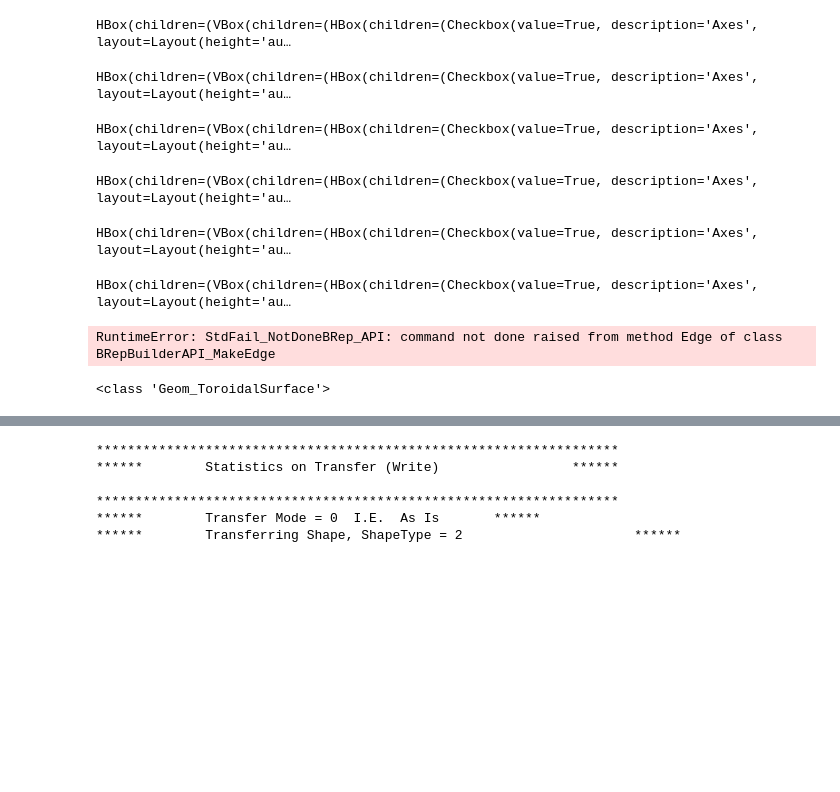
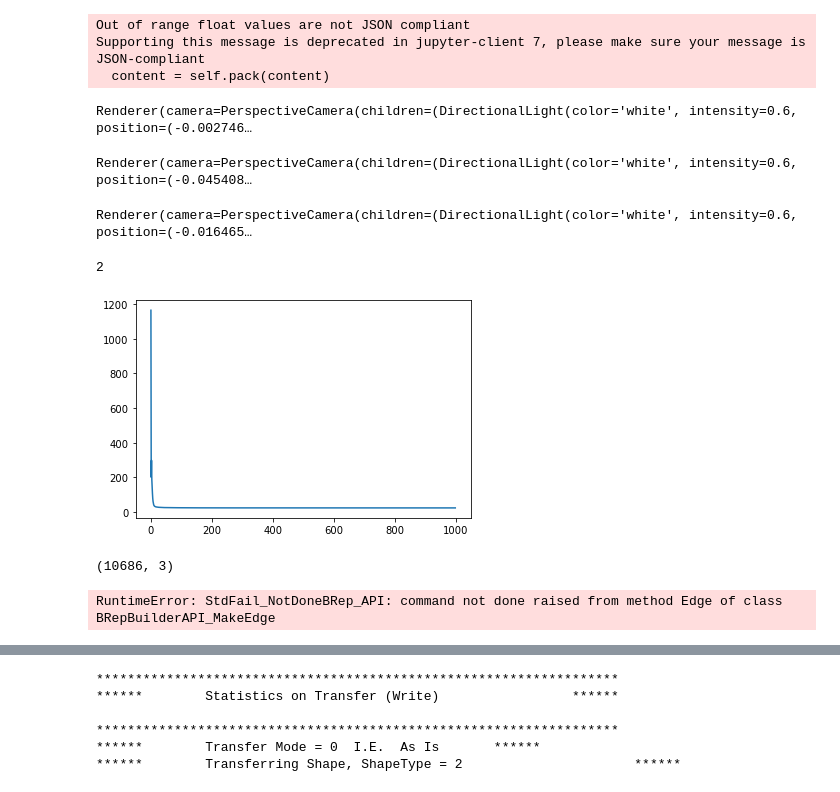
Before and after one commit to deGravity/automatetest, a Jupyter notebook: transfer_learning/gradient_cube.ipynb, the cells around one changed output, grey strips where cells are left out. Drawn from its saved outputs; the diff is of its cells as text; code cells hidden in the pictures; blank space fills up the shorter version.

Commit message:
Fixed weighted loss.

```diff
--- a/transfer_learning/gradient_cube.ipynb
+++ b/transfer_learning/gradient_cube.ipynb
@@ -25,8 +337,11 @@ angled_cube_path = data_root + '/cubes/angled_cube.x_t'
 # %%
+weighted = True
+num_iters = 1000
+
 
 sampler = SamplePoints(6*1000)
 
-chamferDist = ChamferDistance()
+chamferDist = WeightedChamferDistance(sharpness=2) if weighted else ChamferDistance()
 opts = PartOptions()
 opts.normalize = True
 angled_part = Part(angled_cube_path, opts)
@@ -77,35 +392,56 @@ opt = torch.optim.SGD(
 losses = []
 predictions = []
 
-num_iters = 1000
 
 for iter in tqdm(range(num_iters)):
     opt.zero_grad()
     pred = model(data, grids, indices)
     pred_xyz = pred[:,:3].unsqueeze(0).float()
     pred_m = pred[:,3].unsqueeze(0).float()
-    loss = chamferDist(pred_xyz, target) + chamferDist(target, pred_xyz)
+    loss = chamferDist(pred.unsqueeze(0).float(), target) if weighted else chamferDist(pred_xyz, target) + chamferDist(target, pred_xyz)
     loss.backward()
     opt.step()
     losses.append(loss.detach().item())
     predictions.append((pred_xyz.detach().cpu().numpy(), pred_m.detach().cpu().numpy()))
     #print(loss)
 plt.plot(losses)
 i = 0
 plot1 = mp.plot(
     predictions[i][0][0,:,:],
     c=predictions[i][1][0,:],
     shading={'point_size':0.1},
     return_plot = True)
 plot1.add_points(target_pc.numpy(), shading={'point_size':0.1, 'point_color':'red'})
 
 i = num_iters - 1
 plot2 =mp.plot(
     predictions[i][0][0,:,:],
     c=predictions[i][1][0,:],
     shading={'point_size':0.1},
     return_plot=True)
 plot2.add_points(target_pc.numpy(), shading={'point_size':0.1, 'point_color':'red'})
+
+i = num_iters - 1
+sdf = predictions[i][1][0,:]
+xyz = predictions[i][0][0,sdf<=0, :]
+plot3 =mp.plot(
+    xyz,
+    shading={'point_size':0.1, 'point_color':'blue'},
+    return_plot=True)
+plot2.add_points(target_pc.numpy(), shading={'point_size':0.1, 'point_color':'red'})
+# %% [output]
+Out of range float values are not JSON compliant
+Supporting this message is deprecated in jupyter-client 7, please make sure your message is JSON-compliant
+  content = self.pack(content)
+Renderer(camera=PerspectiveCamera(children=(DirectionalLight(color='white', intensity=0.6, position=(-0.002746…
+Renderer(camera=PerspectiveCamera(children=(DirectionalLight(color='white', intensity=0.6, position=(-0.045408…
+Renderer(camera=PerspectiveCamera(children=(DirectionalLight(color='white', intensity=0.6, position=(-0.016465…
+2
+[figure, added]
+# %%
+xyz.shape
+# %% [output]
+(10686, 3)
 # %%
 import math
 import OCC.Core.BRepBuilderAPI as BRepBuilderAPI
@@ -249,10 +585,4 @@ def data_to_brep(data, reconstruct_geo=False):
 #data
 data_to_brep(data)
 # %% [output]
-HBox(children=(VBox(children=(HBox(children=(Checkbox(value=True, description='Axes', layout=Layout(height='au…
+RuntimeError: StdFail_NotDoneBRep_API: command not done raised from method Edge of class BRepBuilderAPI_MakeEdge
-HBox(children=(VBox(children=(HBox(children=(Checkbox(value=True, description='Axes', layout=Layout(height='au…
-HBox(children=(VBox(children=(HBox(children=(Checkbox(value=True, description='Axes', layout=Layout(height='au…
-HBox(children=(VBox(children=(HBox(children=(Checkbox(value=True, description='Axes', layout=Layout(height='au…
-HBox(children=(VBox(children=(HBox(children=(Checkbox(value=True, description='Axes', layout=Layout(height='au…
-HBox(children=(VBox(children=(HBox(children=(Checkbox(value=True, description='Axes', layout=Layout(height='au…
-RuntimeError: StdFail_NotDoneBRep_API: command not done raised from method Edge of class BRepBuilderAPI_MakeEdge
@@ -266,4 +588,0 @@ semi_angle = float(params[10])
-# %%
-Geom_ToroidalSurface(cs, major_radius, -minor_radius)
-# %% [output]
-<class 'Geom_ToroidalSurface'>
```
Also changed, not shown: parts of 5 cells of this notebook.
